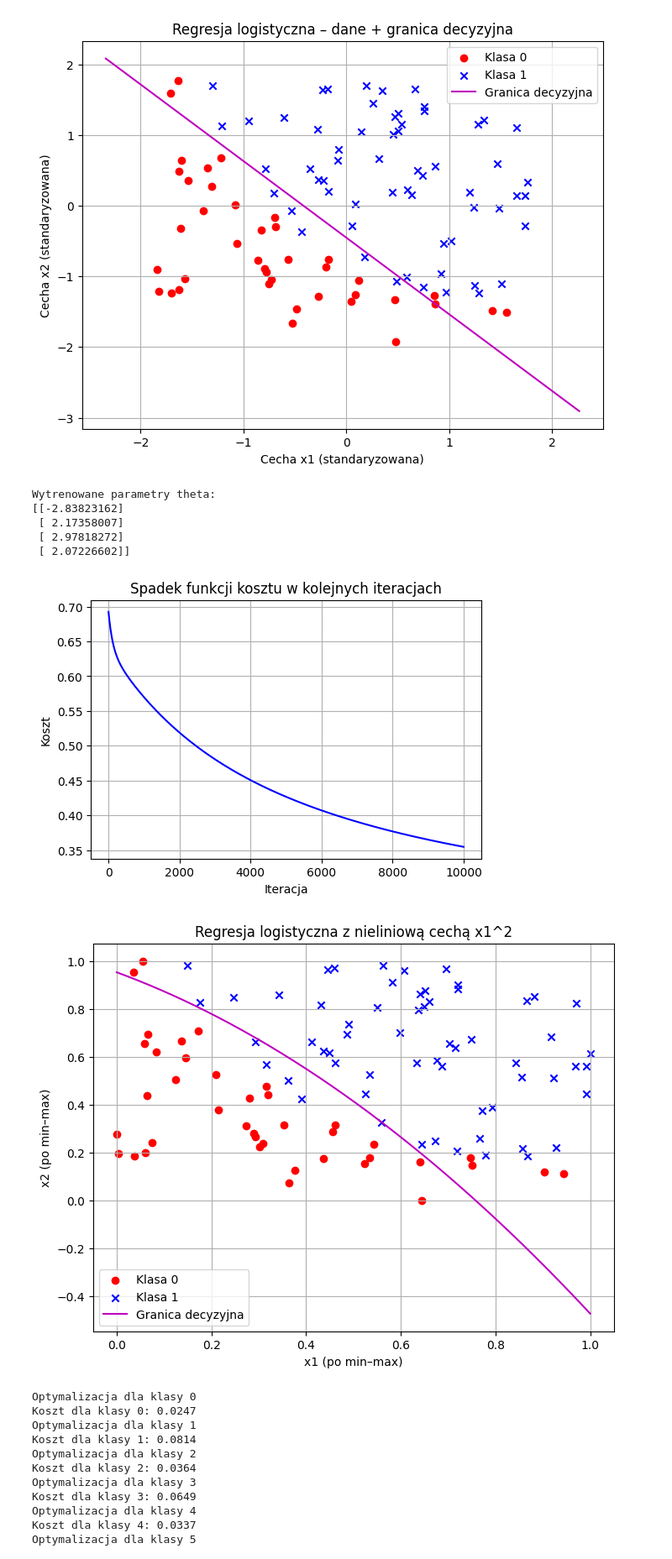
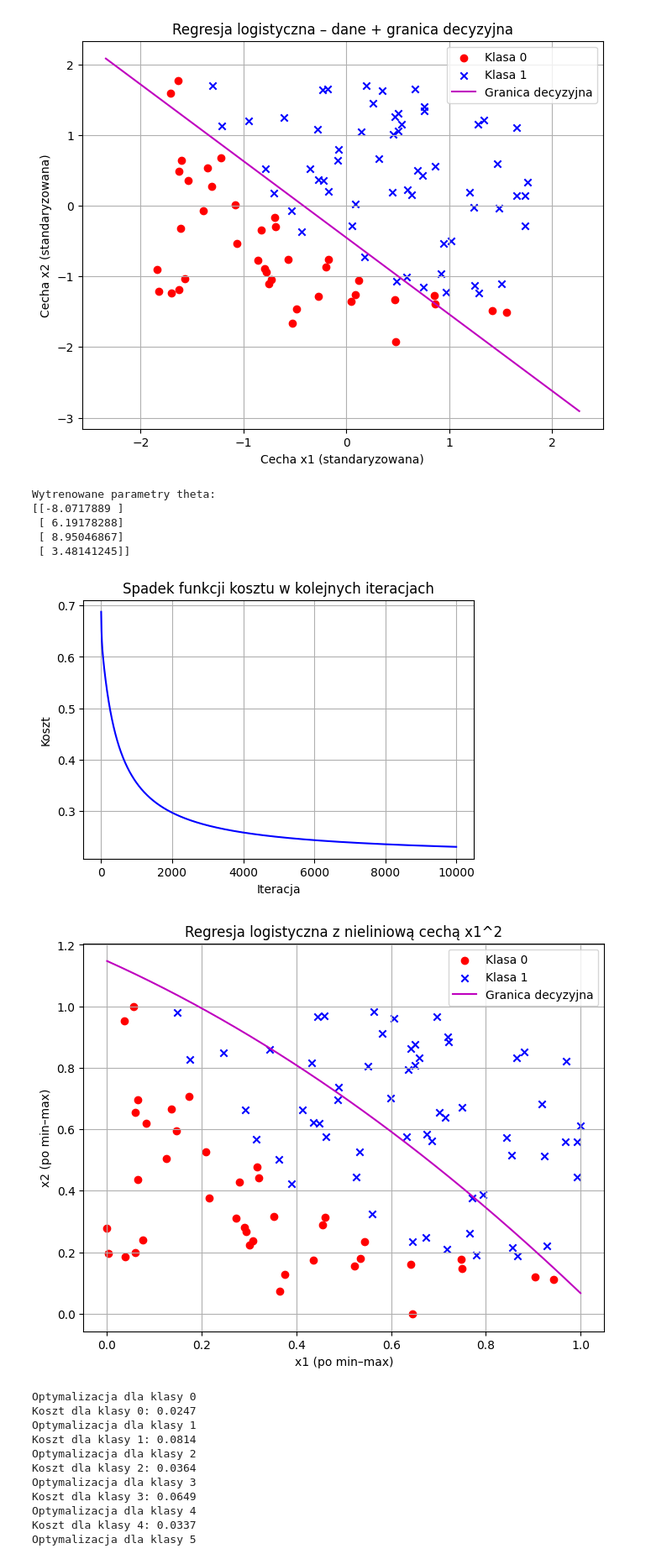
Before and after one commit to turkiewicz479/ML, a Jupyter notebook: Zadanie_3_ml.ipynb, the cells around one changed output. Shown at 84% size. Drawn from its saved outputs; the diff is of its cells as text; code cells hidden in the pictures.

```diff
--- a/Zadanie_3_ml.ipynb
+++ b/Zadanie_3_ml.ipynb
@@ -215,8 +215,10 @@ def calculate_cost(X, y, theta):
     cost = -1/m * (y*np.log(h) + (1-y)*np.log(1-h)).sum()
     return cost
 
-def gradient_descent(X, y, alpha=0.5, max_iter=10000, eps=1e-16):
+def gradient_descent(X, y, alpha=0.5, max_iter=10000, eps=1e-8):
     theta = np.zeros((X.shape[0], 1))
+    theta[0,0] =-50
+    theta[3,0] =-50
     m = X.shape[1]
     prev_cost = float('inf')
     cost_history = []
@@ -269,7 +271,7 @@ X_min[0] = 0
 X = (X - X_min) / (X_max - X_min)
 
 
-alpha = 0.01
+alpha = 0.1
 max_iter = 10000
 
 theta, cost_history = gradient_descent(X, y, alpha=alpha, max_iter=max_iter)
@@ -295,40 +297,40 @@ x2_scaled = X[2, :]
 
 plt.scatter(
     x1_scaled[y.flatten() == 0],
     x2_scaled[y.flatten() == 0],
     color='red', marker='o', label='Klasa 0'
 )
 plt.scatter(
     x1_scaled[y.flatten() == 1],
     x2_scaled[y.flatten() == 1],
     color='blue', marker='x', label='Klasa 1'
 )
 
 x1_db = np.linspace(x1_scaled.min(), x1_scaled.max(), 300)
 
-decision_threshold = 0.5  # 0.3 lub 0.7
+decision_threshold = 0.9  # 0.3 lub 0.7
 decision_constant = np.log(decision_threshold / (1 - decision_threshold))
 x2_db = -(theta[0,0] + theta[1,0]*x1_db + theta[3,0]*(x1_db**2) - decision_constant) / theta[2,0]
 
 
 
 
 plt.plot(x1_db, x2_db, '-m', label='Granica decyzyjna')
 
 plt.xlabel("x1 (po min–max)")
 plt.ylabel("x2 (po min–max)")
 plt.title("Regresja logistyczna z nieliniową cechą x1^2")
 plt.legend()
 plt.grid(True)
 plt.show()
 # %% [output]
 Wytrenowane parametry theta:
-[[-2.83823162]
- [ 2.17358007]
- [ 2.97818272]
- [ 2.07226602]]
+[[-8.0717889 ]
+ [ 6.19178288]
+ [ 8.95046867]
+ [ 3.48141245]]
-[figure, old version]
+[figure, new version]
-[figure, old version]
+[figure, new version]
 # %%
 import numpy as np
 import math
```
Also changed, not shown: 2 other files.
